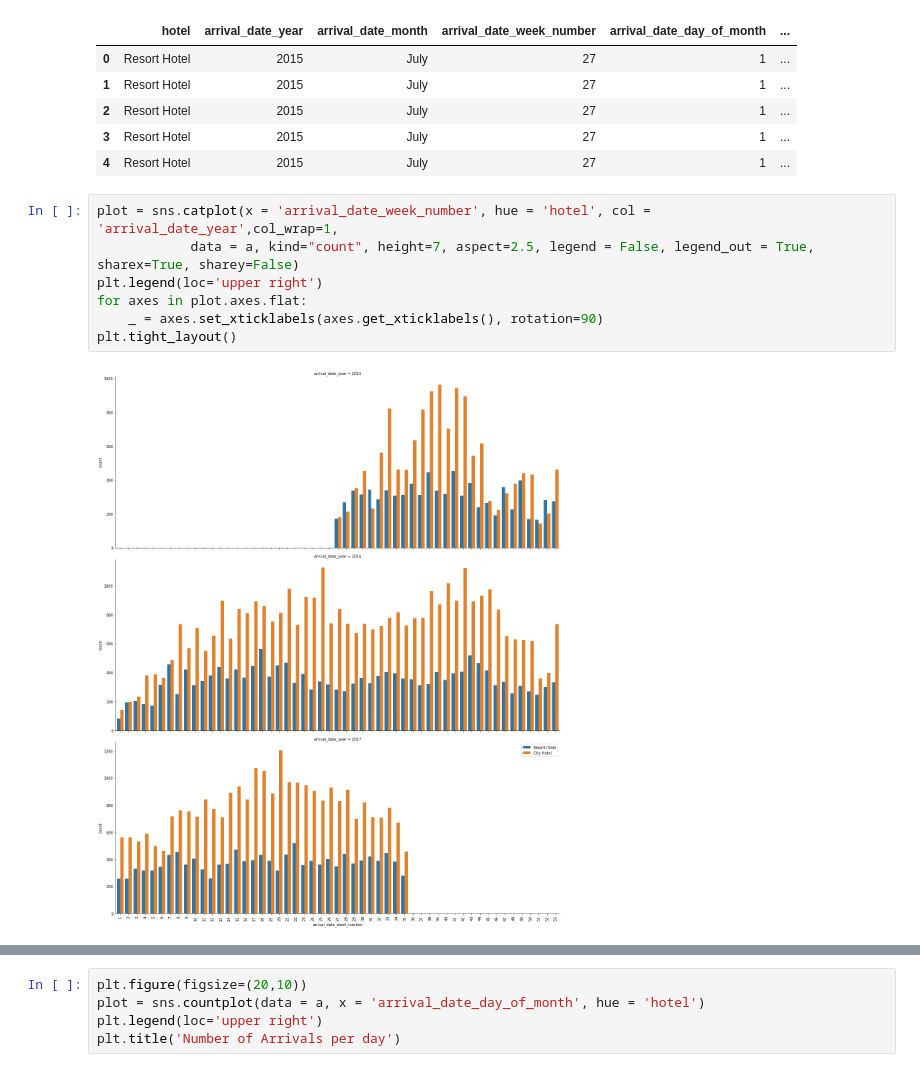
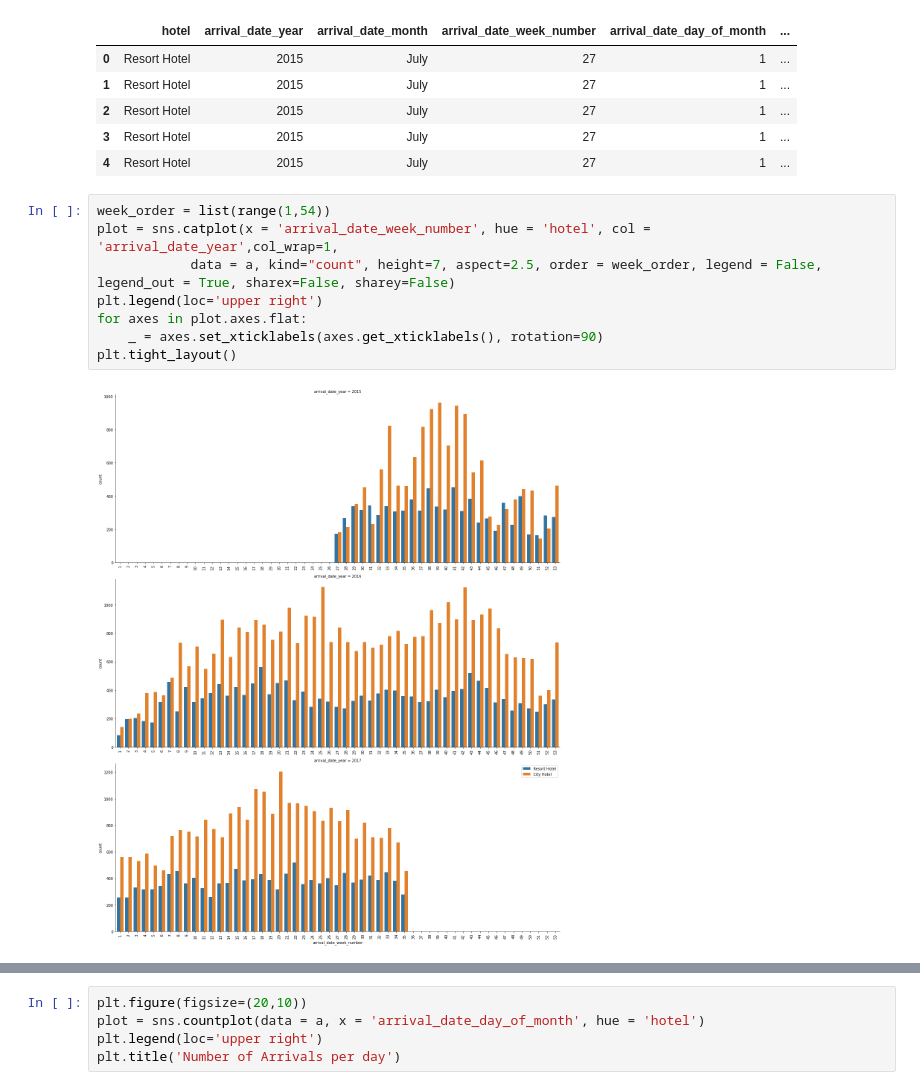
Before and after one commit to V-dit/EDA-hotel-booking-analysis, a Jupyter notebook: Hotel_Booking_Analysis_Capstone_Project.ipynb, the cells around one changed output, grey strips where cells are left out. Cells and saved outputs as stored; diff of their text form.

```diff
--- a/Hotel_Booking_Analysis_Capstone_Project.ipynb
+++ b/Hotel_Booking_Analysis_Capstone_Project.ipynb
@@ -499,12 +499,13 @@ a.head(5)
 | 3 | Resort Hotel | 2015 | July | 27 | 1 | ... |
 | 4 | Resort Hotel | 2015 | July | 27 | 1 | ... |
 # %%
+week_order = list(range(1,54))
 plot = sns.catplot(x = 'arrival_date_week_number', hue = 'hotel', col = 'arrival_date_year',col_wrap=1,
-            data = a, kind="count", height=7, aspect=2.5, legend = False, legend_out = True, sharex=True, sharey=False)
+            data = a, kind="count", height=7, aspect=2.5, order = week_order, legend = False, legend_out = True, sharex=False, sharey=False)
 plt.legend(loc='upper right')
 for axes in plot.axes.flat:
     _ = axes.set_xticklabels(axes.get_xticklabels(), rotation=90)
 plt.tight_layout()
 # %% [output]
-[figure, old version]
+[figure, new version]
 # %%
```
Also changed, not shown: parts of 13 cells of this notebook.
